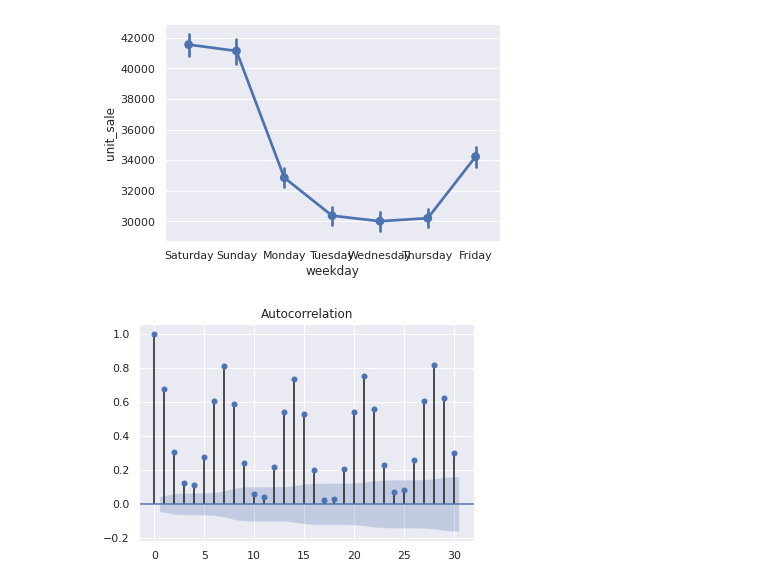
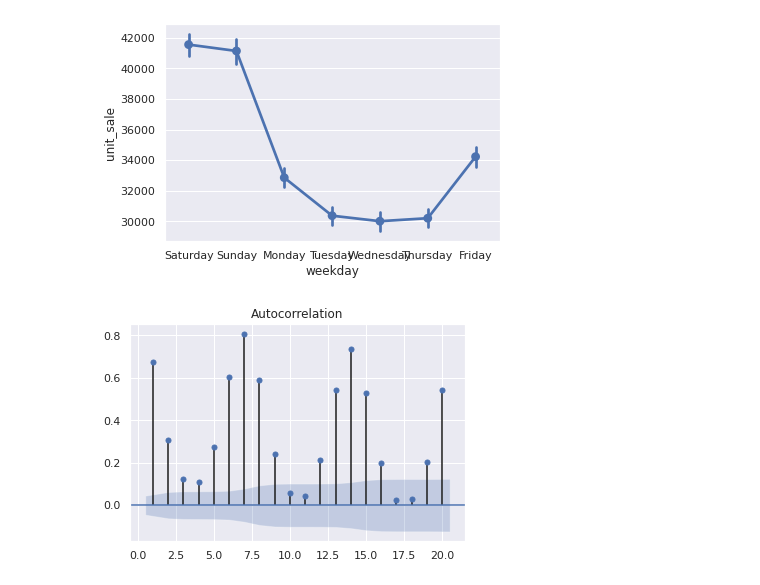
Before and after one commit to poojagpta/releases, a Jupyter notebook: m5_forecasting_project/walmart_eda.ipynb, the cells around one changed output. Cells and saved outputs as stored; diff of their text form; code cells hidden in the pictures.

```diff
--- a/m5_forecasting_project/walmart_eda.ipynb
+++ b/m5_forecasting_project/walmart_eda.ipynb
@@ -219,7 +219,6 @@ sns.pointplot(x=model_df.weekday,y='unit_sale', data=model_df)
 # %%
 from statsmodels.graphics.tsaplots import plot_acf
 
-
-plot_acf(model_df['unit_sale'], lags = 30);
+plot_acf(model_df['unit_sale'], lags = 20,zero=False);
 # %% [output]
-[figure, old version]
+[figure, new version]
```
Also changed, not shown: parts of 2 cells of this notebook.
